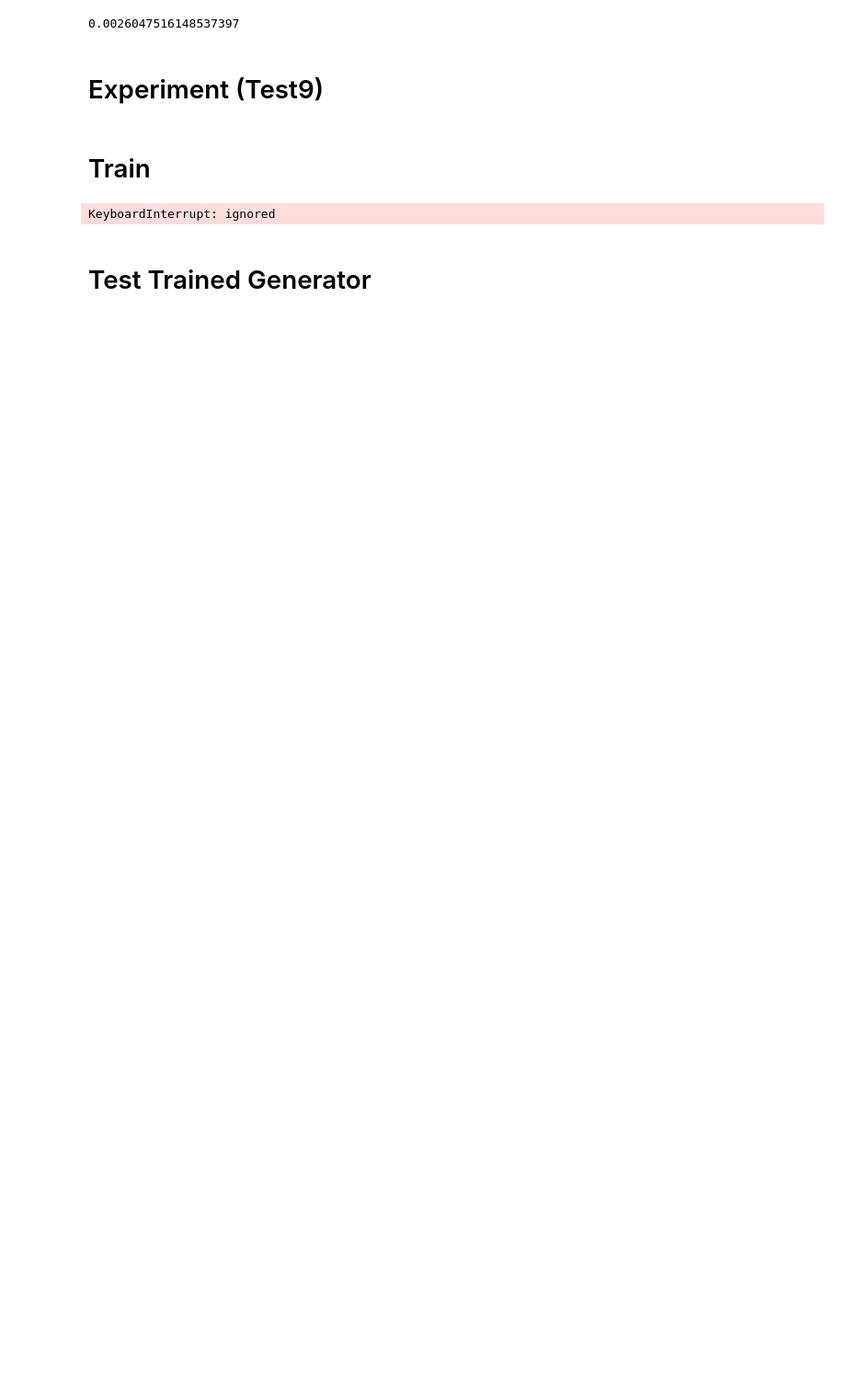
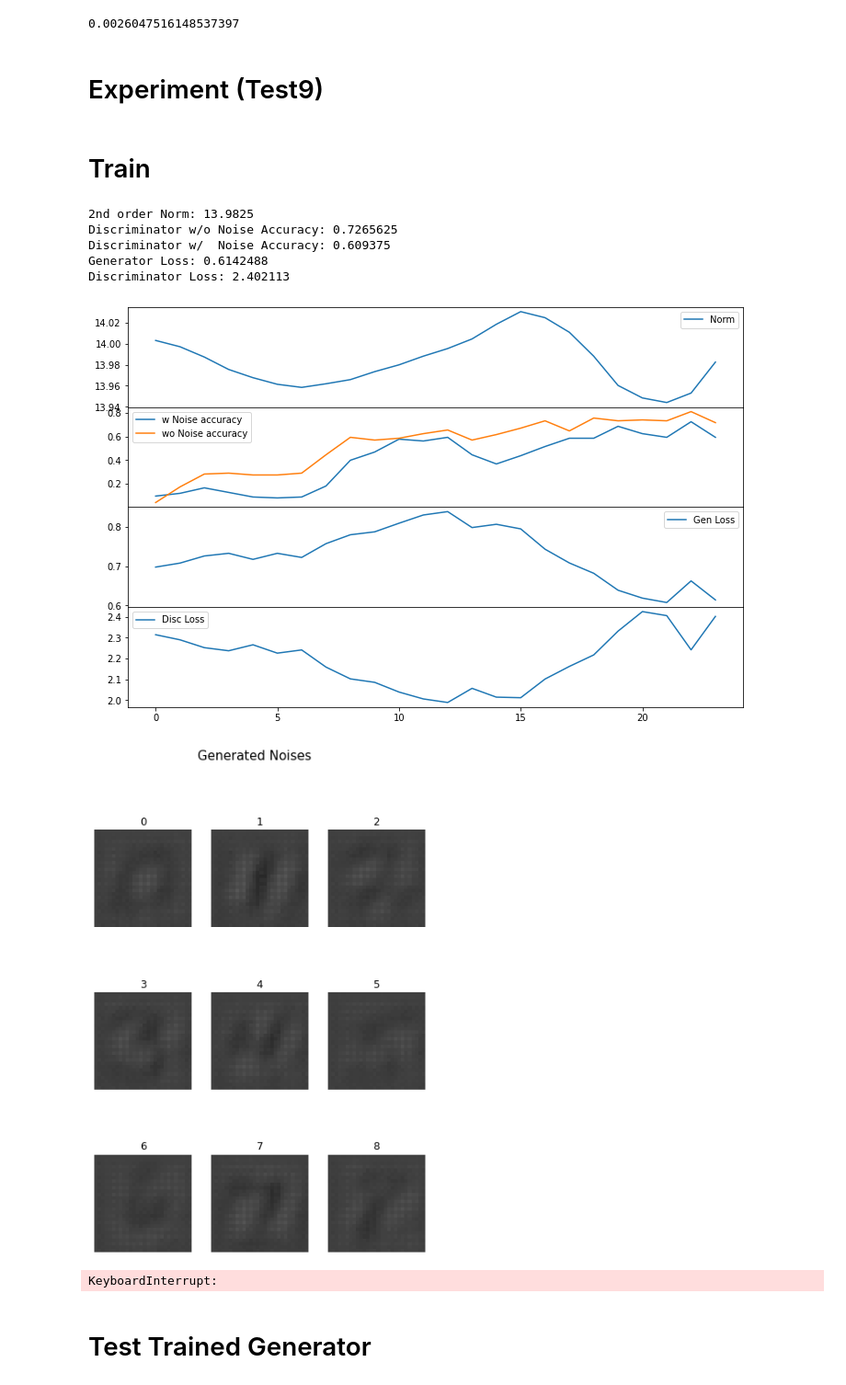
Before and after one commit to egesko/YoanoGAN, a Jupyter notebook: NoiceGAN_MNIST.ipynb, the cells around one changed output. Shown at 92% size. Drawn from its saved outputs; the diff is of its cells as text; code cells hidden in the pictures; blank space fills up the shorter version.

```diff
--- a/NoiceGAN_MNIST.ipynb
+++ b/NoiceGAN_MNIST.ipynb
@@ -11,7 +11,8 @@ import time
 import tensorflow as tf
 from IPython import display
 from IPython.display import clear_output
-from google.colab import drive
+#from google.colab import drive
 from keras.initializers import RandomNormal
-drive.mount('/content/gdrive')
-images_dir = '/content/gdrive/MyDrive/NoiceGAN/Test8'
+from PIL import Image
+#drive.mount('/content/gdrive')
+#images_dir = '/content/gdrive/MyDrive/NoiceGAN/Test8'
@@ -125,7 +118,7 @@ def generator_loss(y_pred,y_real,gen_out):
 
     final_cross_entropy = cross_entropy_binary(tf.zeros_like(indices),arr)
 
-    final_cross_entropy = cross_entropy_categorical()
+    #final_cross_entropy = cross_entropy_categorical()
     # norm_calculated = tf.norm(gen_out,ord=2,axis=[1,2])
     # lp_loss = tf.reduce_mean(norm_calculated)
 
@@ -558,9 +554,16 @@ gen_loss_evals = []
 disc_loss_evals = []
 lambda_evals = []
 # %%
-train(dataset, EPOCHS,train_time,0.3)
+train(dataset, EPOCHS,train_time,0.5)
 # %% [output]
-KeyboardInterrupt: ignored
+2nd order Norm: 13.9825
+Discriminator w/o Noise Accuracy: 0.7265625
+Discriminator w/  Noise Accuracy: 0.609375
+Generator Loss: 0.6142488
+Discriminator Loss: 2.402113
+[figure, added]
+[figure, added]
+KeyboardInterrupt:
 # %%
 checkpoint.restore(tf.train.latest_checkpoint(checkpoint_dir))
 # %% [markdown]
```
Also changed, not shown: parts of 14 cells of this notebook.
